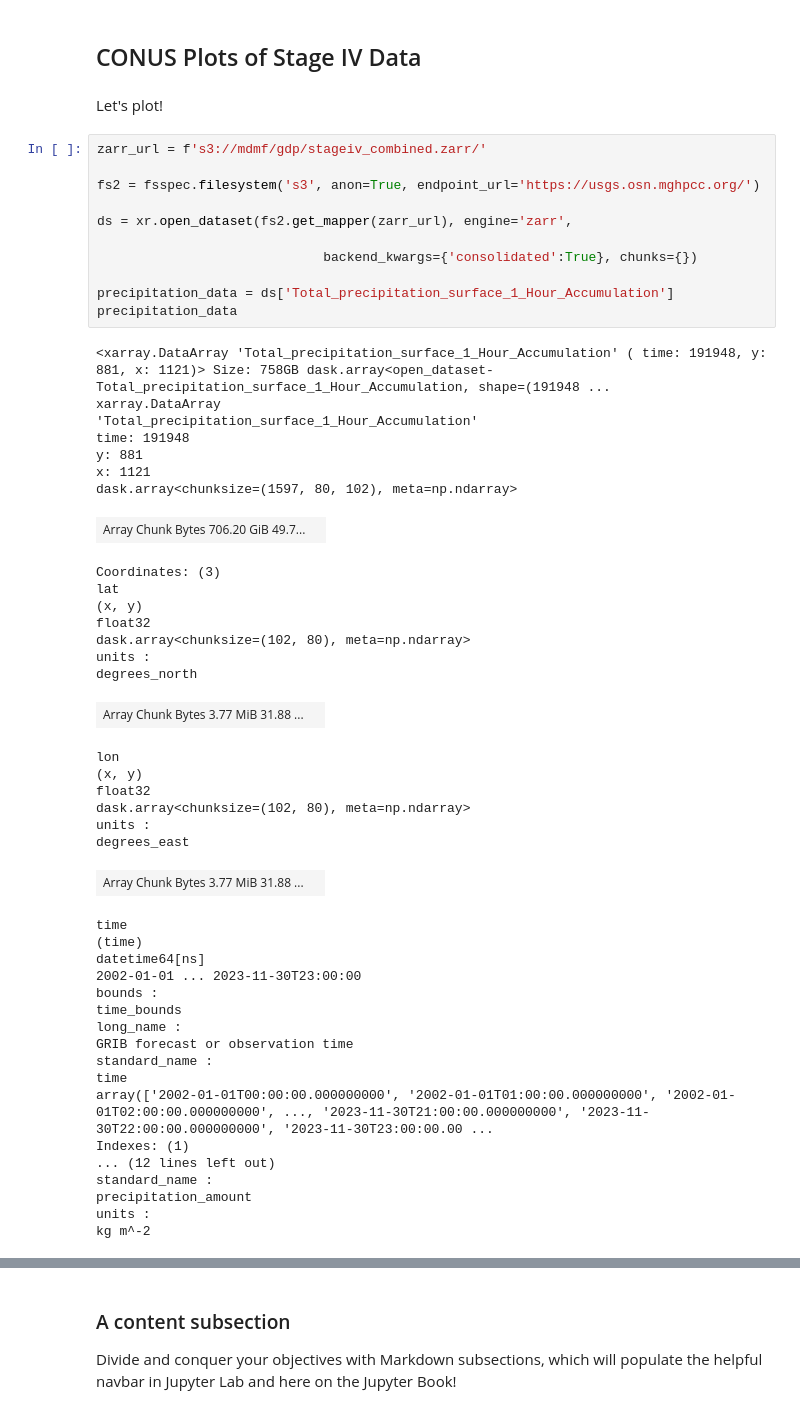
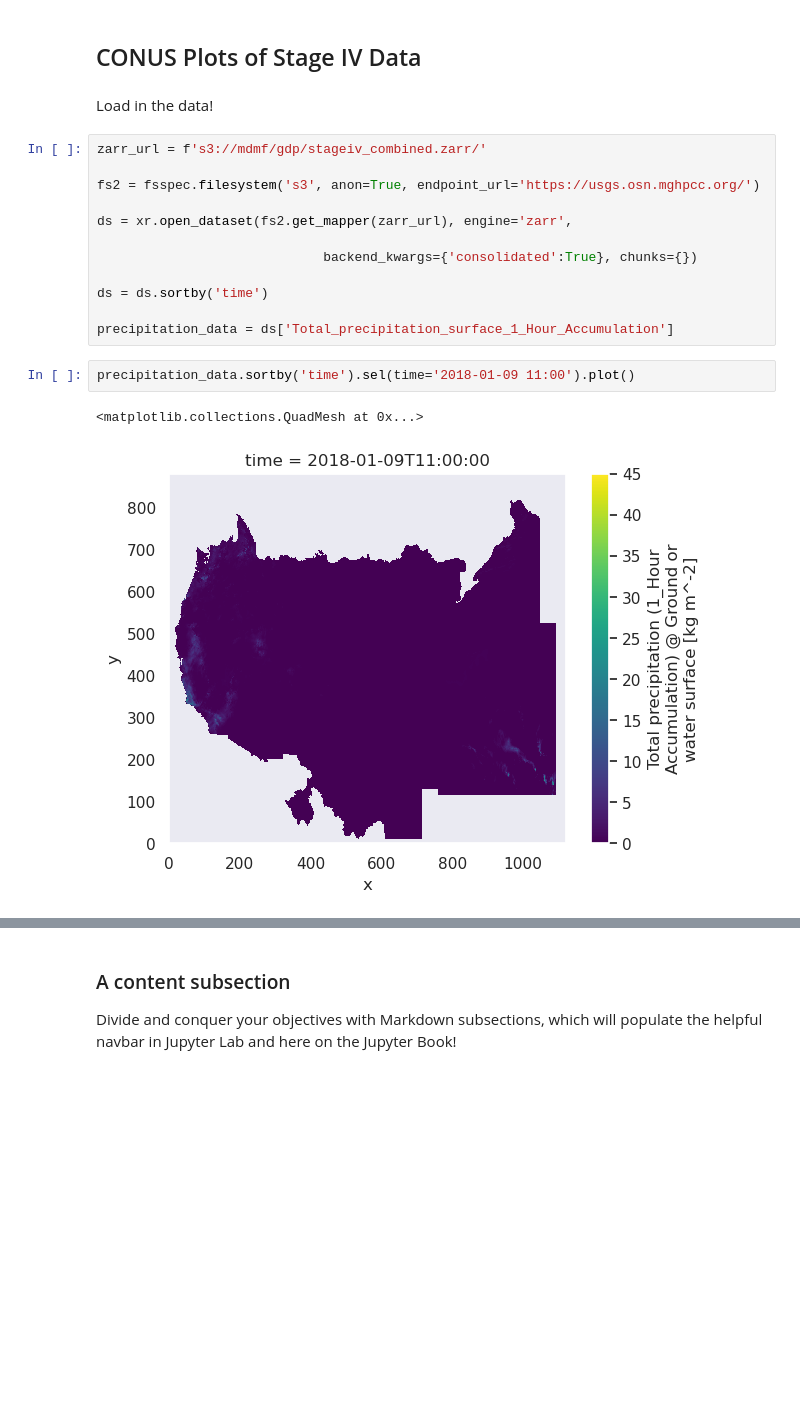
Before and after one commit to ProjectPythia/Stage-IV-Cookbook, a Jupyter notebook: notebooks/evan.ipynb, the cells around one changed output, grey strips where cells are left out. Saved outputs shown, nothing was run; the diff lists cells and outputs as text; blank space fills up the shorter version.

```diff
--- a/notebooks/evan.ipynb
+++ b/notebooks/evan.ipynb
@@ -62,8 +62,8 @@ import seaborn as sns
 sns.set()
 # %% [markdown]
 ## CONUS Plots of Stage IV Data
-# %% [markdown]
-Let's plot!
+# %% [markdown]
+Load in the data!
 # %%
 zarr_url = f's3://mdmf/gdp/stageiv_combined.zarr/'
 
@@ -73,46 +73,11 @@ ds = xr.open_dataset(fs2.get_mapper(zarr_url), engine='zarr',
 
                              backend_kwargs={'consolidated':True}, chunks={})
 
+ds = ds.sortby('time')
+
 precipitation_data = ds['Total_precipitation_surface_1_Hour_Accumulation']
-precipitation_data
-# %% [output]
-<xarray.DataArray 'Total_precipitation_surface_1_Hour_Accumulation' ( time: 191948, y: 881, x: 1121)> Size: 758GB dask.array<open_dataset-Total_precipitation_surface_1_Hour_Accumulation, shape=(191948 ...
-xarray.DataArray
-'Total_precipitation_surface_1_Hour_Accumulation'
-time: 191948
-y: 881
-x: 1121
-dask.array<chunksize=(1597, 80, 102), meta=np.ndarray>
-| Array Chunk Bytes 706.20 GiB 49.7... |  |
-Coordinates: (3)
-lat
-(x, y)
-float32
-dask.array<chunksize=(102, 80), meta=np.ndarray>
-units :
-degrees_north
-| Array Chunk Bytes 3.77 MiB 31.88 ... |  |
-lon
-(x, y)
-float32
-dask.array<chunksize=(102, 80), meta=np.ndarray>
-units :
-degrees_east
-| Array Chunk Bytes 3.77 MiB 31.88 ... |  |
-time
-(time)
-datetime64[ns]
-2002-01-01 ... 2023-11-30T23:00:00
-bounds :
-time_bounds
-long_name :
-GRIB forecast or observation time
-standard_name :
-time
-array(['2002-01-01T00:00:00.000000000', '2002-01-01T01:00:00.000000000', '2002-01-01T02:00:00.000000000', ..., '2023-11-30T21:00:00.000000000', '2023-11-30T22:00:00.000000000', '2023-11-30T23:00:00.00 ...
-Indexes: (1)
-... (12 lines left out)
-standard_name :
-precipitation_amount
-units :
-kg m^-2
+# %%
+precipitation_data.sortby('time').sel(time='2018-01-09 11:00').plot()
+# %% [output]
+<matplotlib.collections.QuadMesh at 0x...>
+[figure, added]
```
Also changed, not shown: parts of 7 cells of this notebook.
